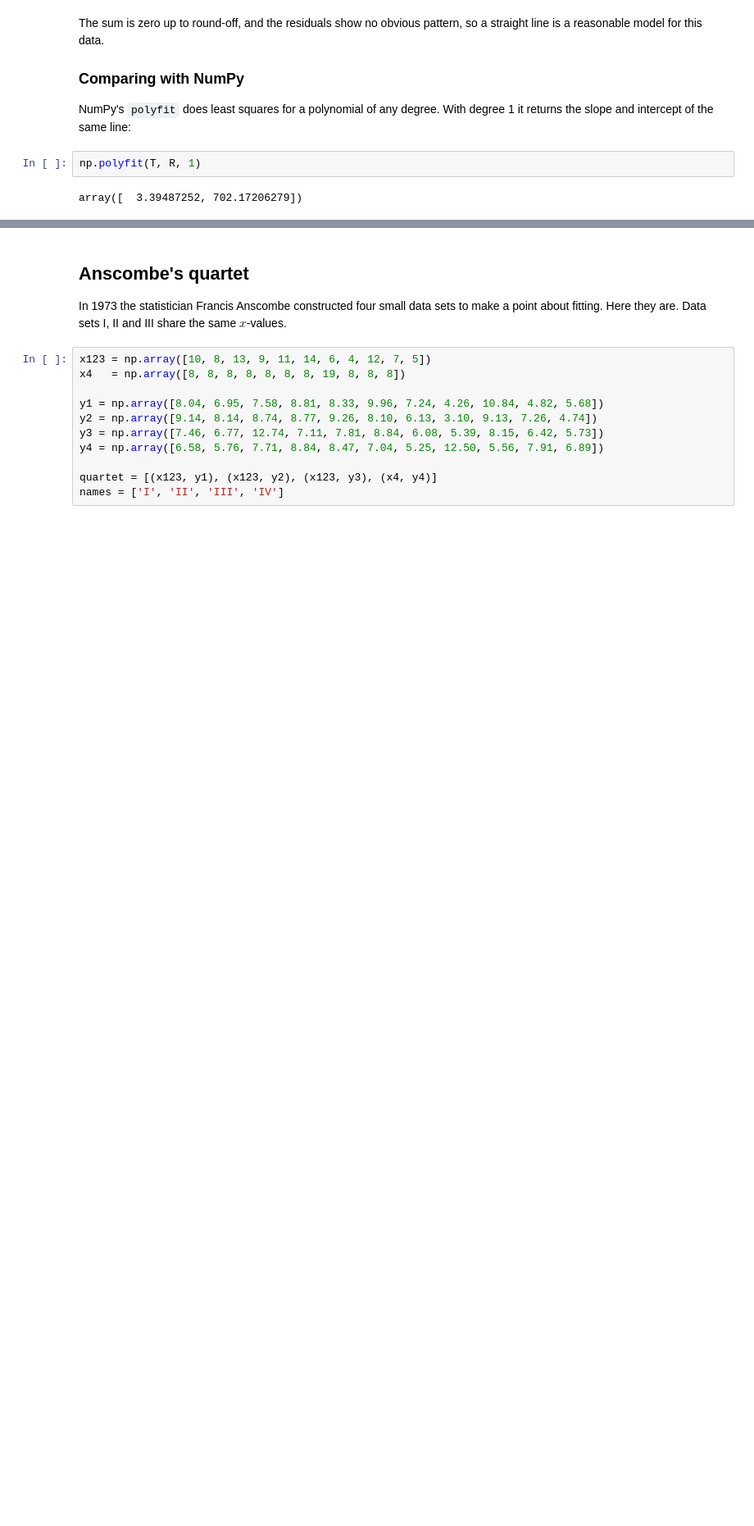
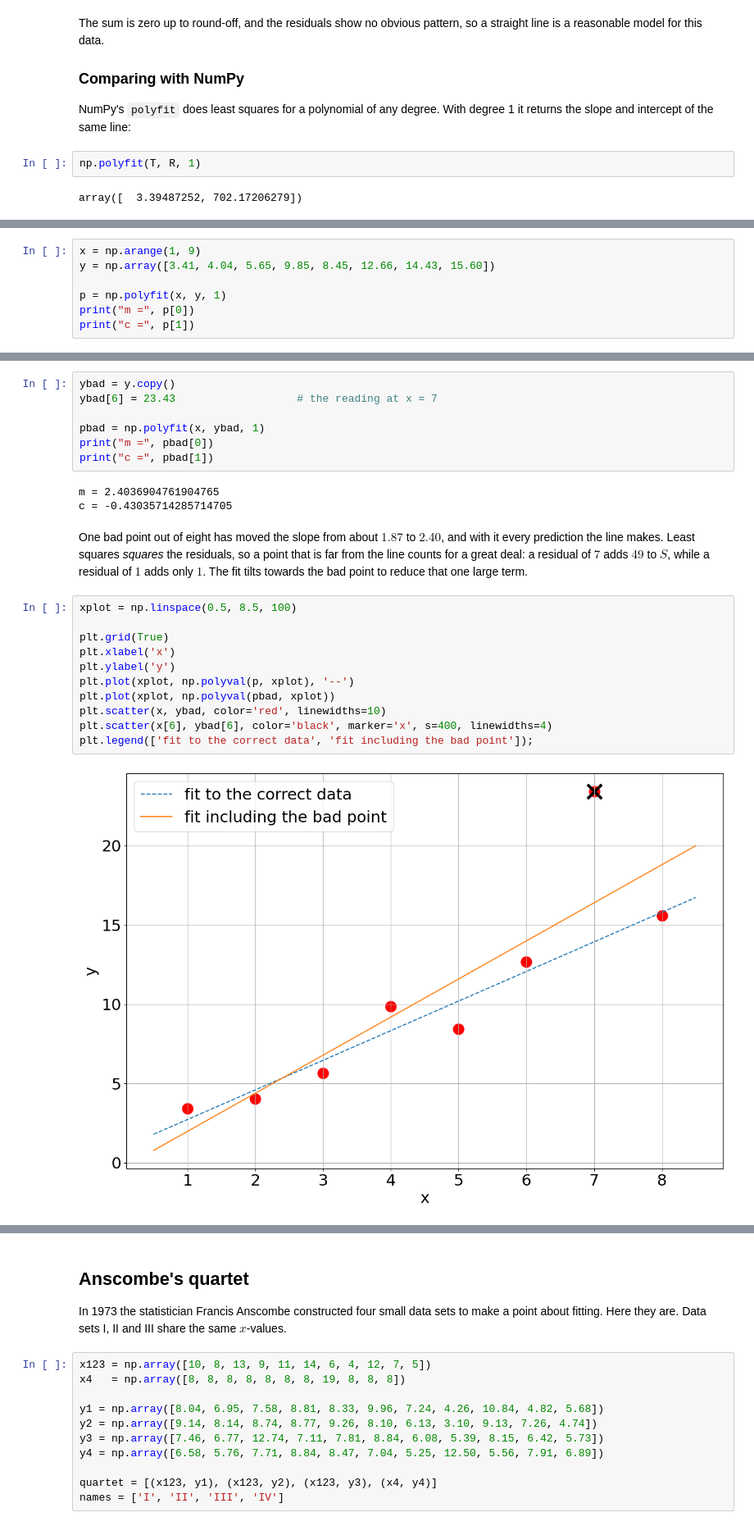
Before and after one commit to nielsw2/ACM20030-Examples, a Jupyter notebook: InterpolationAndFitting/LinearLeastSquaresFitting.ipynb, the cells around one changed output, grey strips where cells are left out. Shown at 82% size. Cells and saved outputs as stored; diff of their text form; blank space fills up the shorter version.

Commit message:
Add linear least squares example that uses that numpy polyfit function

```diff
--- a/InterpolationAndFitting/LinearLeastSquaresFitting.ipynb
+++ b/InterpolationAndFitting/LinearLeastSquaresFitting.ipynb
@@ -132,0 +143,7 @@ array([  3.39487252, 702.17206279])
+# %%
+x = np.arange(1, 9)
+y = np.array([3.41, 4.04, 5.65, 9.85, 8.45, 12.66, 14.43, 15.60])
+
+p = np.polyfit(x, y, 1)
+print("m =", p[0])
+print("c =", p[1])
@@ -132,0 +156,28 @@ array([  3.39487252, 702.17206279])
+# %%
+ybad = y.copy()
+ybad[6] = 23.43                   # the reading at x = 7
+
+pbad = np.polyfit(x, ybad, 1)
+print("m =", pbad[0])
+print("c =", pbad[1])
+# %% [output]
+m = 2.4036904761904765
+c = -0.43035714285714705
+# %% [markdown]
+One bad point out of eight has moved the slope from about $1.87$ to $2.40$, and with it every
+prediction the line makes. Least squares *squares* the residuals, so a point that is far from
+the line counts for a great deal: a residual of $7$ adds $49$ to $S$, while a residual of $1$
+adds only $1$. The fit tilts towards the bad point to reduce that one large term.
+# %%
+xplot = np.linspace(0.5, 8.5, 100)
+
+plt.grid(True)
+plt.xlabel('x')
+plt.ylabel('y')
+plt.plot(xplot, np.polyval(p, xplot), '--')
+plt.plot(xplot, np.polyval(pbad, xplot))
+plt.scatter(x, ybad, color='red', linewidths=10)
+plt.scatter(x[6], ybad[6], color='black', marker='x', s=400, linewidths=4)
+plt.legend(['fit to the correct data', 'fit including the bad point']);
+# %% [output]
+[figure, added]
```
Also changed, not shown: parts of 9 cells of this notebook.
